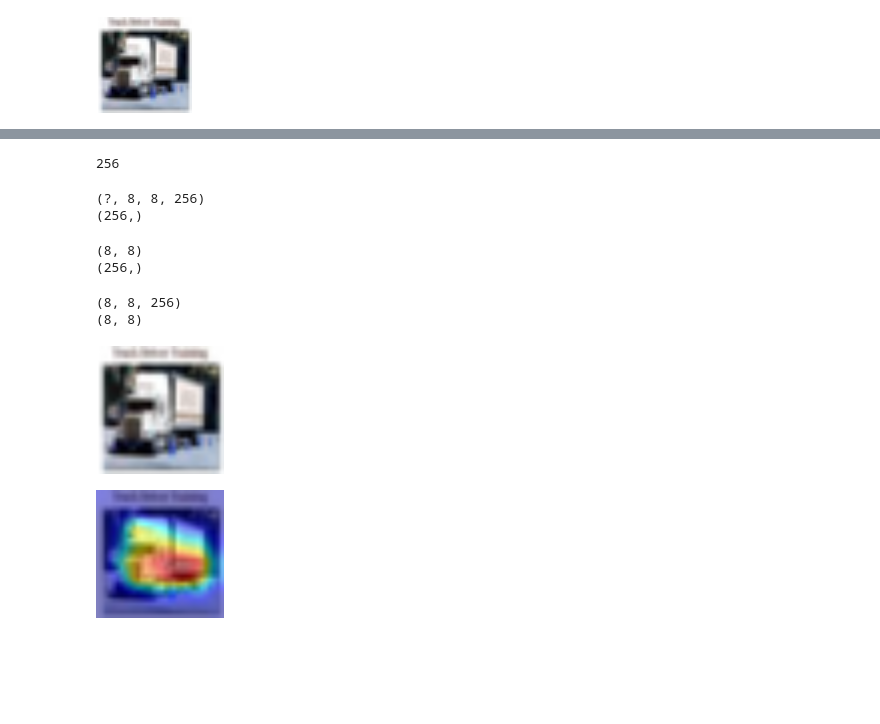
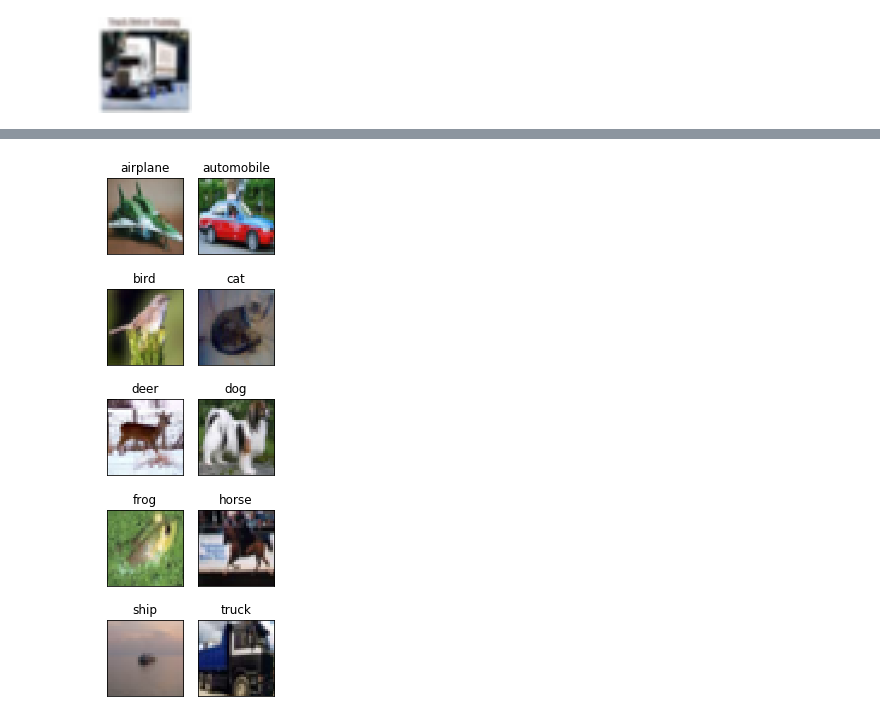
Before and after one commit to rajy4683/EIP4_Session4, a Jupyter notebook: Assignment4B_resnet_9016.ipynb, the cells around one changed output, grey strips where cells are left out. Saved outputs shown, nothing was run; the diff lists cells and outputs as text; code cells hidden in the pictures; blank space fills up the shorter version.

```diff
--- a/Assignment4B_resnet_9016.ipynb
+++ b/Assignment4B_resnet_9016.ipynb
@@ -565,49 +548,28 @@ last_conv_layer = model.get_layer("activation_37")
-# %%
-last_conv_layer.output_shape[3]
-# %% [output]
-256
-# %%
-from keras import backend as K
-
-grads = K.gradients(class_output, last_conv_layer.output)[0]
-print(grads.shape)
-pooled_grads = K.mean(grads, axis=(0, 1, 2))
-print(pooled_grads.shape)
-iterate = K.function([model.input], [pooled_grads, last_conv_layer.output[0]])
-
-pooled_grads_value, conv_layer_output_value = iterate([test_img_2])
-
-for i in range(last_conv_layer.output_shape[3]):
-  conv_layer_output_value[:, :, i] *= pooled_grads_value[i]
-# %% [output]
-(?, 8, 8, 256)
-(256,)
-# %%
-print(conv_layer_output_value[:, :, 1].shape)
-print(pooled_grads_value.shape)
-# %% [output]
-(8, 8)
-(256,)
-# %%
-heatmap = np.mean(conv_layer_output_value, axis = -1)
-print(conv_layer_output_value.shape)
-print(heatmap.shape)
-heatmap = np.maximum(heatmap, 0)
-heatmap /= np.max(heatmap)
-# %% [output]
-(8, 8, 256)
-(8, 8)
-# %%
-
-heatmap = cv2.resize(heatmap, (test_img.shape[1], test_img.shape[0]))
-heatmap = np.uint8(255 * heatmap)
-heatmap = cv2.applyColorMap(heatmap, cv2.COLORMAP_JET)
-superimposed_img = cv2.addWeighted(test_img, 0.5, heatmap, 0.5, 0)
-from google.colab.patches import cv2_imshow
-test_img_uint = cv2.resize(test_img,(128,128))
-superimposed_img =cv2.resize(superimposed_img,(128,128))
-cv2_imshow(test_img_uint )
-cv2_imshow(superimposed_img)
-# %% [output]
-[figure, removed]
-[figure, removed]
+# %%
+########################### Code borrowed from EIP4 Session2/3 #################
+import time
+import matplotlib.pyplot as plt
+import numpy as np
+rand_seed_val = 11080
+np.random.seed(rand_seed_val)
+
+% matplotlib inline
+class_names = ['airplane','automobile','bird','cat','deer',
+               'dog','frog','horse','ship','truck']
+num_classes = len(np.unique(y_train_new))
+fig = plt.figure(figsize=(3,20))
+for i in range(num_classes):
+    ax = fig.add_subplot(10, 2, 1 + i, xticks=[], yticks=[])
+    idx = np.where(y_train_new[:]==i)[0]
+    features_idx = x_train_new[idx,::]
+    img_num = np.random.randint(features_idx.shape[0])
+
+    #predicted_class, gradcam_img = display_gradcam(features_idx[img_num])
+    im = features_idx[img_num]
+    #im2 = features_idx[img_num]
+    ax.set_title(class_names[i])
+    plt.imshow(im)
+    #plt.imshow(gradcam_img)
+plt.show()
+# %% [output]
+[figure, added]
```
Also changed, not shown: parts of 4 cells of this notebook.
